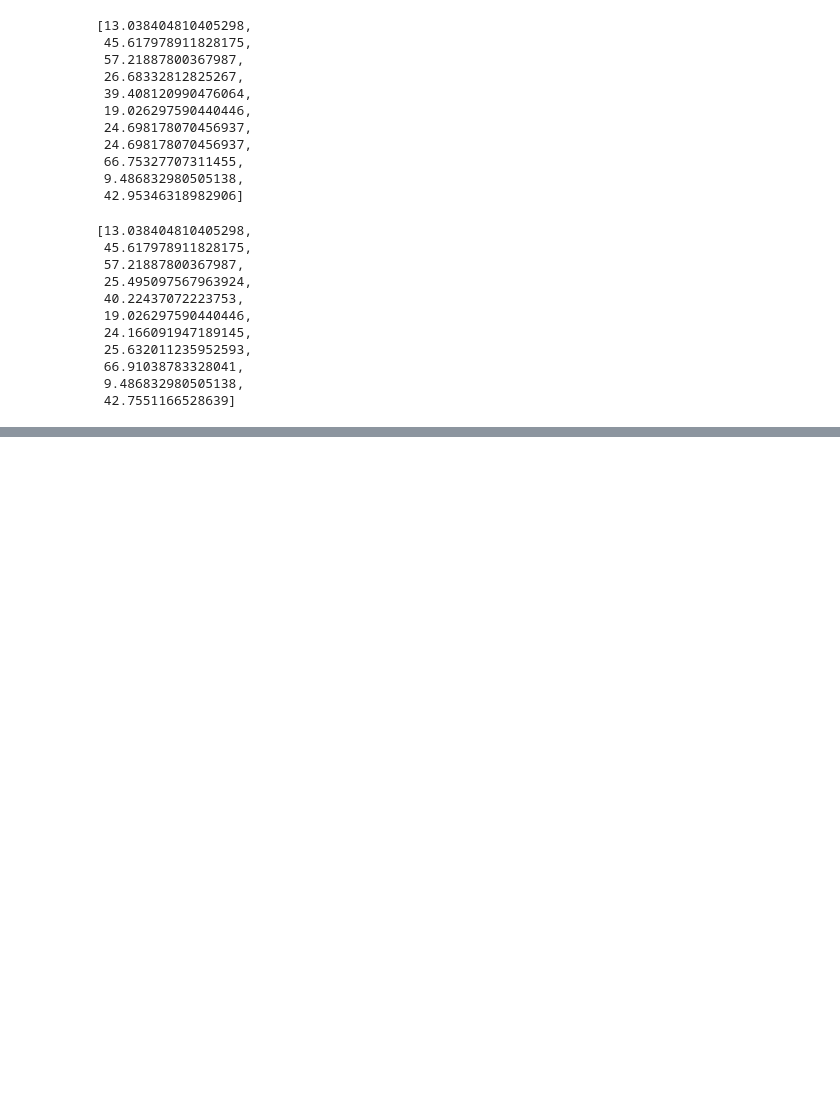
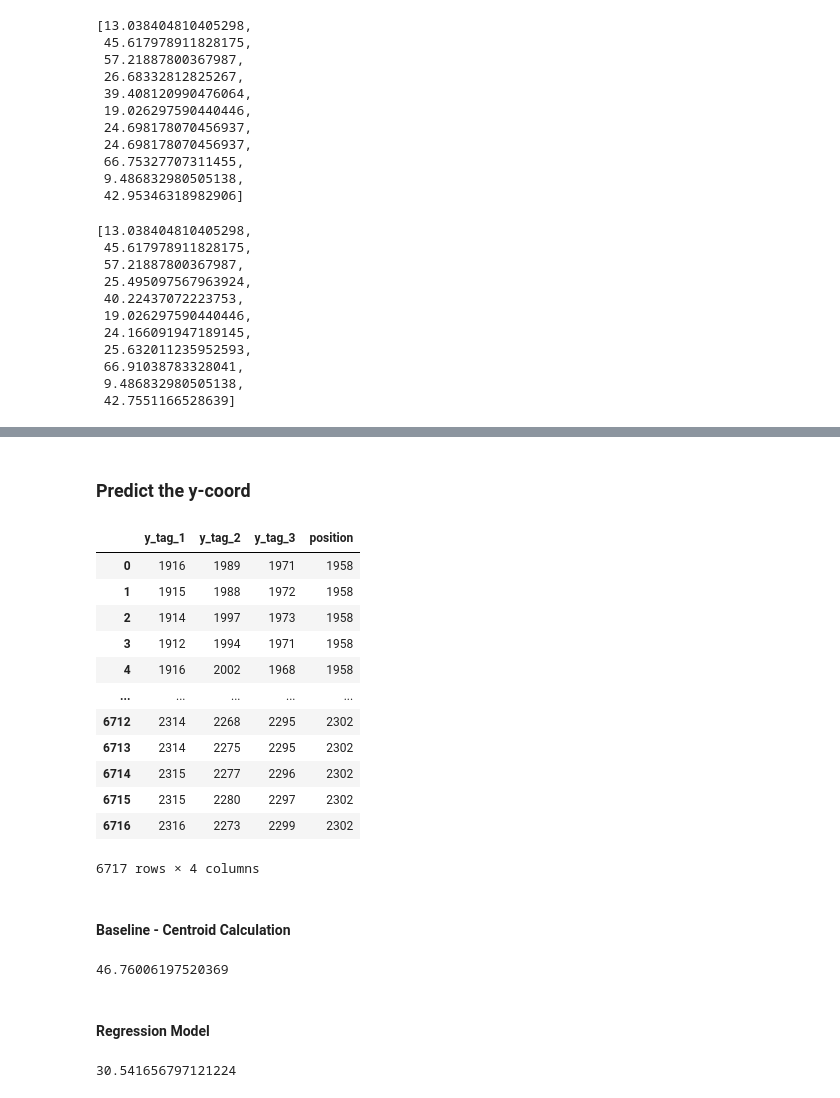
Before and after one commit to shariqak14/indoor_localization, a Jupyter notebook: constraint.ipynb, the cells around one changed output, grey strips where cells are left out. Drawn from its saved outputs; the diff is of its cells as text; code cells hidden in the pictures; blank space fills up the shorter version.

```diff
--- a/constraint.ipynb
+++ b/constraint.ipynb
@@ -505,0 +572,64 @@ distances_to_tags_1
+# %% [markdown]
+### Predict the y-coord
+# %%
+y_pos = [1958, 1690, 2040, 2244, 1744, 1690, 2302, 2302, 1690, 2083, 1925]
+y_pos_dict = dict(enumerate(y_pos, 1))
+
+data_tag_1 = data.query("tag == 1").loc[:, ["position", "y"]].reset_index(drop=True)
+data_tag_2 = data.query("tag == 2").loc[:, ["y"]].reset_index(drop=True)
+data_tag_3 = data.query("tag == 3").loc[:, ["y"]].reset_index(drop=True)
+
+data_tag_1.columns = map("{}_tag_1".format, data_tag_1.columns)
+data_tag_2.columns = map("{}_tag_2".format, data_tag_2.columns)
+data_tag_3.columns = map("{}_tag_3".format, data_tag_3.columns)
+
+data_mod_y = data_tag_1.join([data_tag_2, data_tag_3]).rename(
+    columns={"position_tag_1": "position"}
+)
+
+# take position 1-8 in the test set
+X_train = data_mod_y.query("position < 9").drop("position", axis=1)
+Y_train = data_mod_y.query("position < 9")["position"].copy().map(y_pos_dict)
+
+# take position 9-11 in the test set
+X_test = data_mod_y.query("position >= 9").drop("position", axis=1)
+Y_test = data_mod_y.query("position >= 9")["position"].copy().map(y_pos_dict)
+
+# display the training set
+X_train.join(Y_train)
+# %% [output]
+|  | y_tag_1 | y_tag_2 | y_tag_3 | position |
+| 0 | 1916 | 1989 | 1971 | 1958 |
+| 1 | 1915 | 1988 | 1972 | 1958 |
+| 2 | 1914 | 1997 | 1973 | 1958 |
+| 3 | 1912 | 1994 | 1971 | 1958 |
+| 4 | 1916 | 2002 | 1968 | 1958 |
+| ... | ... | ... | ... | ... |
+| 6712 | 2314 | 2268 | 2295 | 2302 |
+| 6713 | 2314 | 2275 | 2295 | 2302 |
+| 6714 | 2315 | 2277 | 2296 | 2302 |
+| 6715 | 2315 | 2280 | 2297 | 2302 |
+| 6716 | 2316 | 2273 | 2299 | 2302 |
+6717 rows × 4 columns
+# %% [markdown]
+#### Baseline - Centroid Calculation
+# %%
+baseline_y = X_test.apply(
+    lambda x: (x["y_tag_1"] + x["y_tag_2"] + x["y_tag_3"]) // 3, axis=1
+).to_numpy()
+
+rmse_baseline_y = mean_squared_error(Y_test, baseline_y, squared=False)
+rmse_baseline_y
+# %% [output]
+46.76006197520369
+# %% [markdown]
+#### Regression Model
+# %%
+model_y = SVR()
+model_y.fit(X_train, Y_train)
+y_pred = model_y.predict(X_test)
+
+rmse_model_y = mean_squared_error(Y_test, y_pred, squared=False)
+rmse_model_y
+# %% [output]
+30.541656797121224
```
Also changed, not shown: parts of 8 cells of this notebook.
